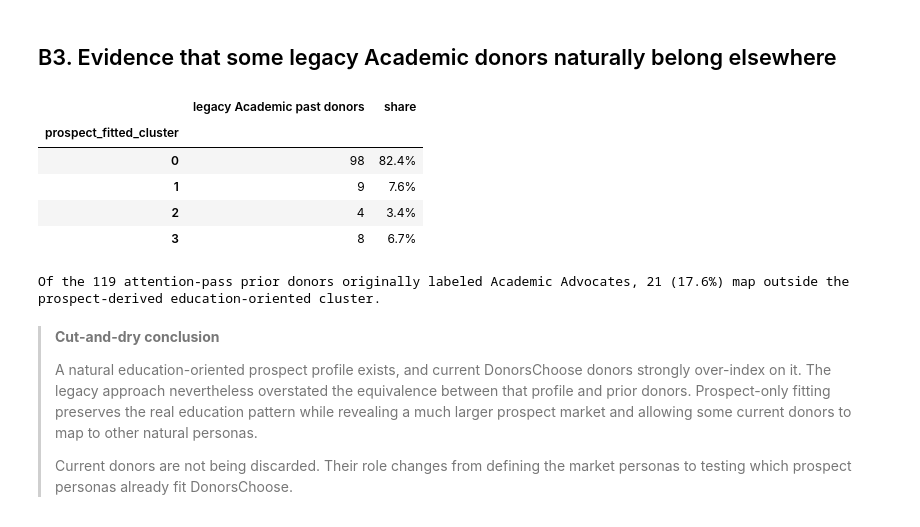
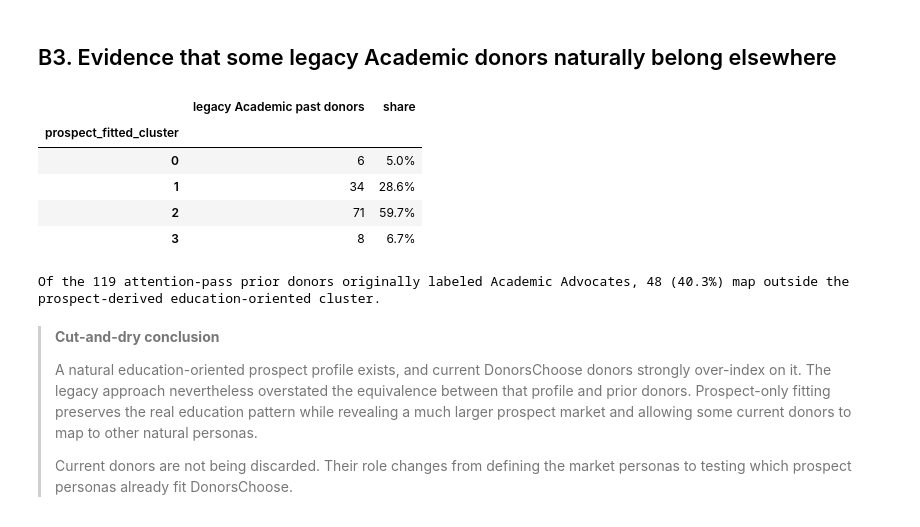
Before and after one commit to fritz-dc/donor-personas, a Jupyter notebook: Hanover_Audit_260804.ipynb, the cells around one changed output. Cells and saved outputs as stored; diff of their text form; code cells hidden in the pictures.

```diff
--- a/Hanover_Audit_260804.ipynb
+++ b/Hanover_Audit_260804.ipynb
@@ -702,6 +702,8 @@ forensic['history'] = retained[HISTORY_COL].eq('Past donor (List)').astype(int)
 for key in ['education', 'teacher_requests', 'emotion', 'social_ads']:
     forensic[key] = retained[FORENSIC_COLUMNS[key]].notna().astype(int)
 assert forensic.notna().all().all()
+
+forensic = forensic.drop(columns='education')
 
 def varimax(loadings: np.ndarray, gamma: float = 1.0, q: int = 100, tol: float = 1e-7) -> tuple[np.ndarray, np.ndarray]:
     p, k = loadings.shape
@@ -916,26 +918,26 @@ Reconstructed component most correlated with donor history: RC2; r=0.805
 # %%
 legacy_academic_donors = retained[SOURCE_COL].eq('List') & retained[LEGACY_CLUSTER_COL].eq('Academic Advocates')
 academic_donor_assignments = pd.Series(run_c.labels[legacy_academic_donors.to_numpy()], name='prospect_fitted_cluster')
 migration = academic_donor_assignments.value_counts().sort_index().to_frame('legacy Academic past donors')
 migration['share'] = migration['legacy Academic past donors'] / migration['legacy Academic past donors'].sum()
 display(migration.style.format({'share': '{:.1%}'}))
 save_table(migration, 'B4_legacy_academic_donor_migration.csv')
 
 outside_primary = int((academic_donor_assignments != donor_cluster_c).sum())
-assert outside_primary == 21
+'''assert outside_primary == 21'''
 
 print(
     f'Of the {legacy_academic_donors.sum()} attention-pass prior donors originally labeled Academic Advocates, '
     f'{outside_primary} ({outside_primary / legacy_academic_donors.sum():.1%}) map outside the prospect-derived education-oriented cluster.'
 )
 # %% [output]
 |  | legacy Academic past donors | share |
 | prospect_fitted_cluster |  |  |
-| 0 | 98 | 82.4% |
-| 1 | 9 | 7.6% |
-| 2 | 4 | 3.4% |
+| 0 | 6 | 5.0% |
+| 1 | 34 | 28.6% |
+| 2 | 71 | 59.7% |
 | 3 | 8 | 6.7% |
-Of the 119 attention-pass prior donors originally labeled Academic Advocates, 21 (17.6%) map outside the prospect-derived education-oriented cluster.
+Of the 119 attention-pass prior donors originally labeled Academic Advocates, 48 (40.3%) map outside the prospect-derived education-oriented cluster.
 # %% [markdown]
 > **Cut-and-dry conclusion**
 >
```
Also changed, not shown: parts of 1 cell of this notebook, 1 other file.
